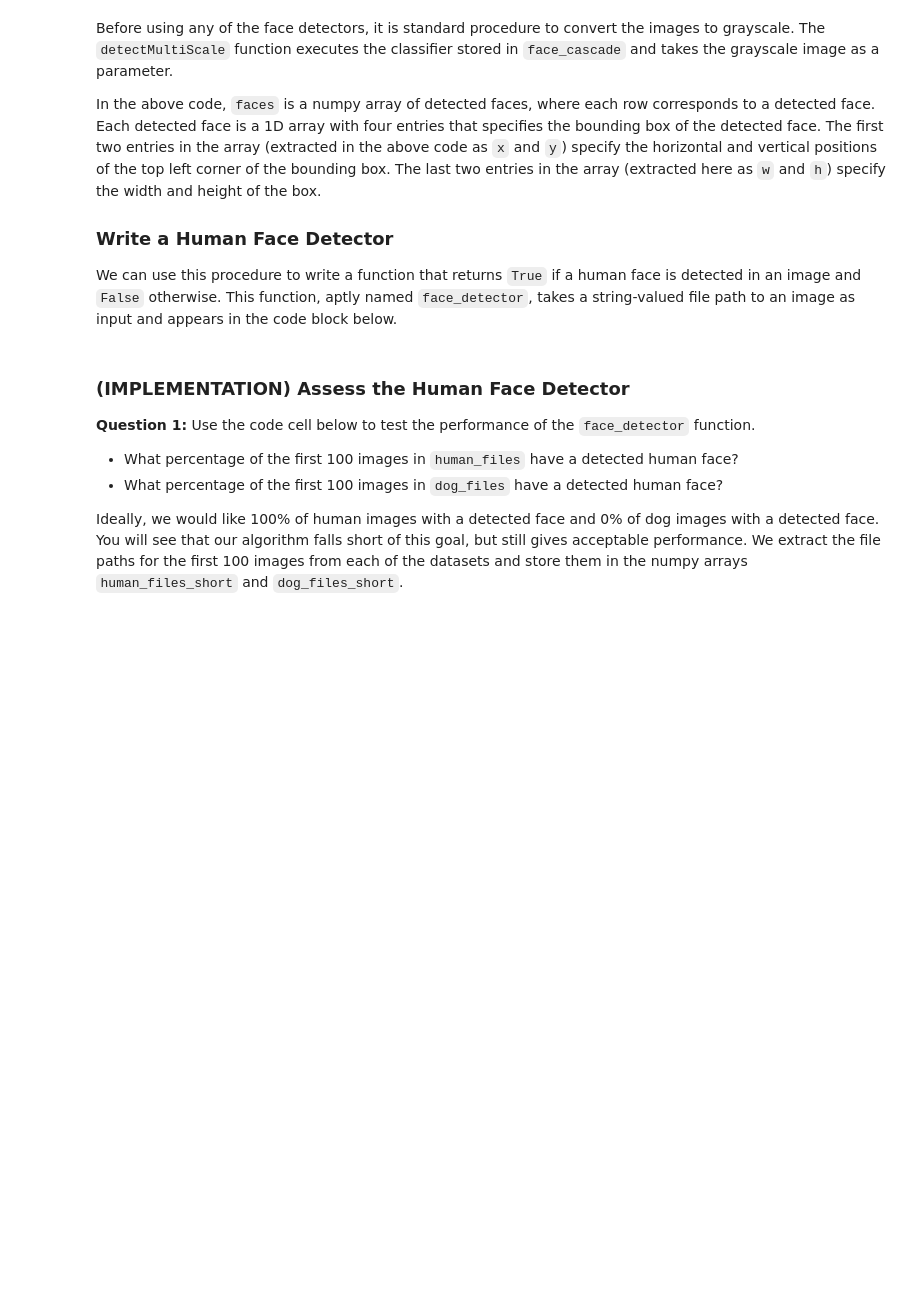
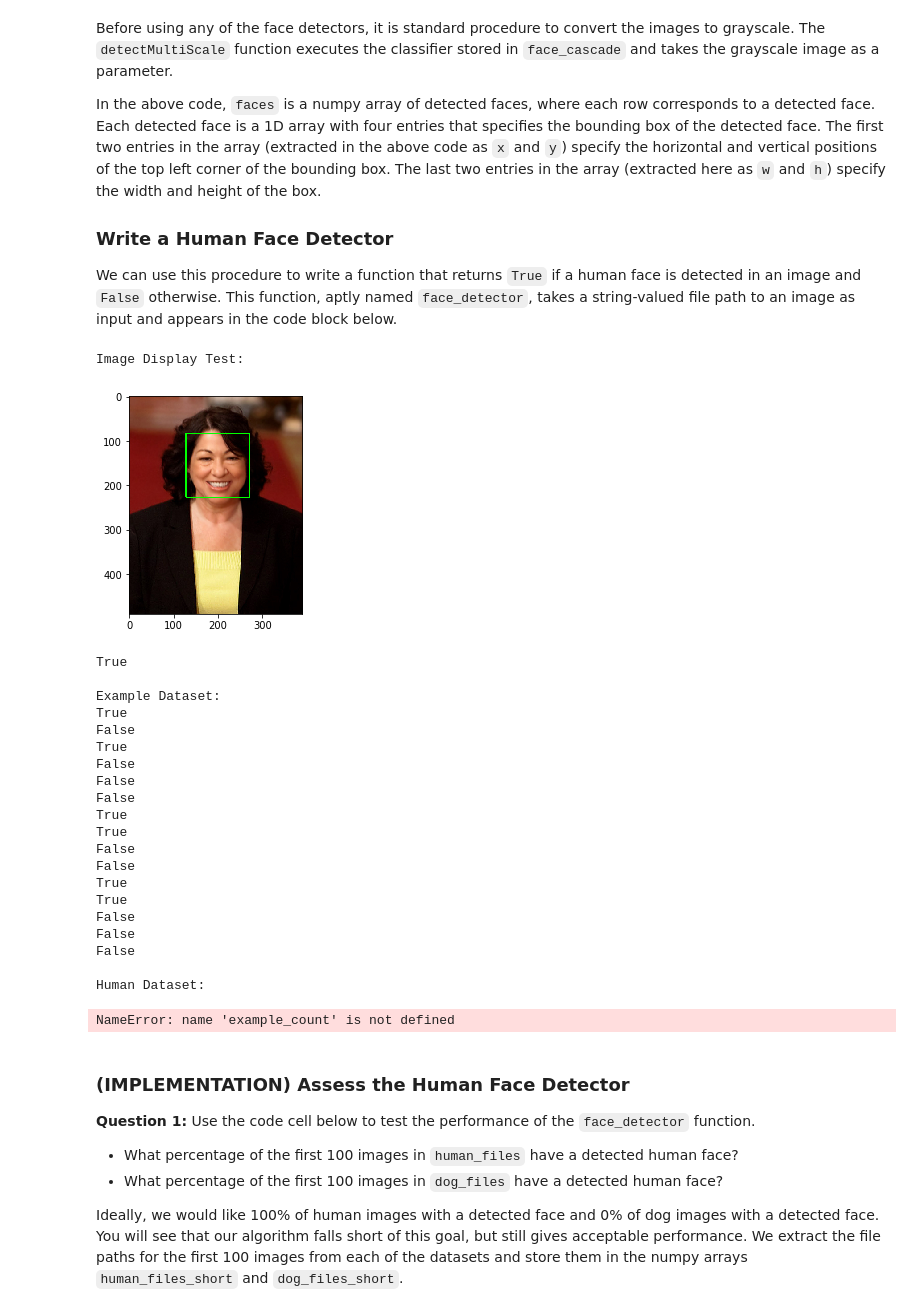
Before and after one commit to jujbates/Dog-Breed-Classification, a Jupyter notebook: dog_app.ipynb, the cells around one changed output. Saved outputs shown, nothing was run; the diff lists cells and outputs as text; code cells hidden in the pictures; blank space fills up the shorter version.

Commit message:
Step 1 complete. The Detect Humans step is completed using OpenCV and face recognition by ageitgey (https://github.com/ageitgey).

```diff
--- a/dog_app.ipynb
+++ b/dog_app.ipynb
@@ -57,7 +57,9 @@ from glob import glob
 # load filenames for human and dog images
 human_files = np.array(glob("lfw/*/*"))
 dog_files = np.array(glob("dogImages/*/*/*"))
+example_files = np.array(glob("example_dataset/*"))
 
 # print number of images in each dataset
 print('There are %d total human images.' % len(human_files))
 print('There are %d total dog images.' % len(dog_files))
+print('There are %d total example images.' % len(example_files))
@@ -106,10 +115,3 @@ In the above code, `faces` is a numpy array of detected faces, where each row co
 ### Write a Human Face Detector
 
 We can use this procedure to write a function that returns `True` if a human face is detected in an image and `False` otherwise.  This function, aptly named `face_detector`, takes a string-valued file path to an image as input and appears in the code block below.
-# %%
-# returns "True" if face is detected in image stored at img_path
-def face_detector(img_path):
-    img = cv2.imread(img_path)
-    gray = cv2.cvtColor(img, cv2.COLOR_BGR2GRAY)
-    faces = face_cascade.detectMultiScale(gray)
-    return len(faces) > 0
@@ -116,3 +171,51 @@ def face_detector(img_path):
+# %%
+print("Image Display Test:")
+results = face_detector(example_files[0], display=True)
+print(results)
+print()
+print("Example Dataset:")
+for example_img_path in example_files:
+    results = face_detector(example_img_path)
+    print(results)
+
+print()
+print("Human Dataset:")
+for human_img_path in human_files[:example_count]:
+    results = face_detector(human_img_path)
+    print(results)
+
+print()
+print("Dog Dataset:")
+for dog_img_path in dog_files[:example_count]:
+    results = face_detector(dog_img_path)
+    if results:
+        print("{}\tUse the commented function 'display_faces_with_rectangle_around_face' to further understand results.\n\tFound in 'face_detection declaration.'".format(results))
+    else:
+        print(results)
+# %% [output]
+Image Display Test:
+[figure, added]
+True
+
+Example Dataset:
+True
+False
+True
+False
+False
+False
+True
+True
+False
+False
+True
+True
+False
+False
+False
+
+Human Dataset:
+NameError: name 'example_count' is not defined
 # %% [markdown]
 ### (IMPLEMENTATION) Assess the Human Face Detector
 
```
Also changed, not shown: parts of 10 cells of this notebook, 1 other file.
